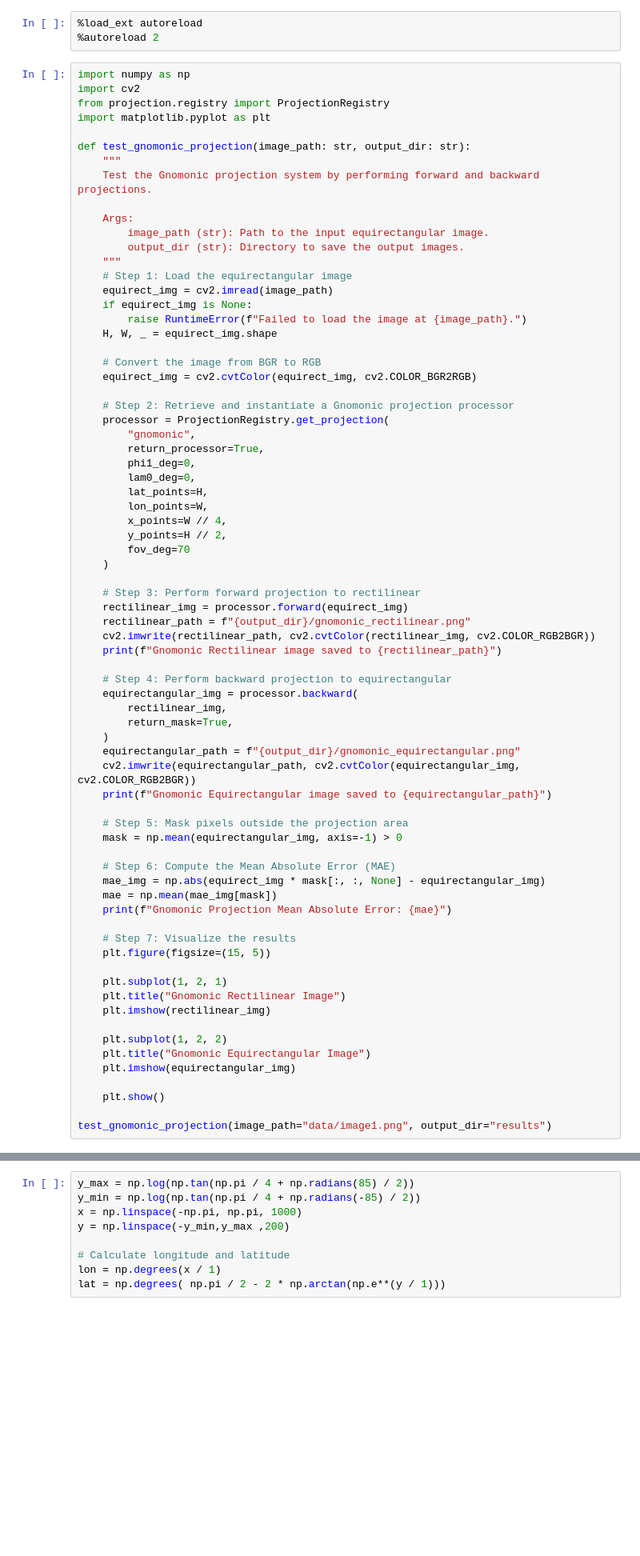
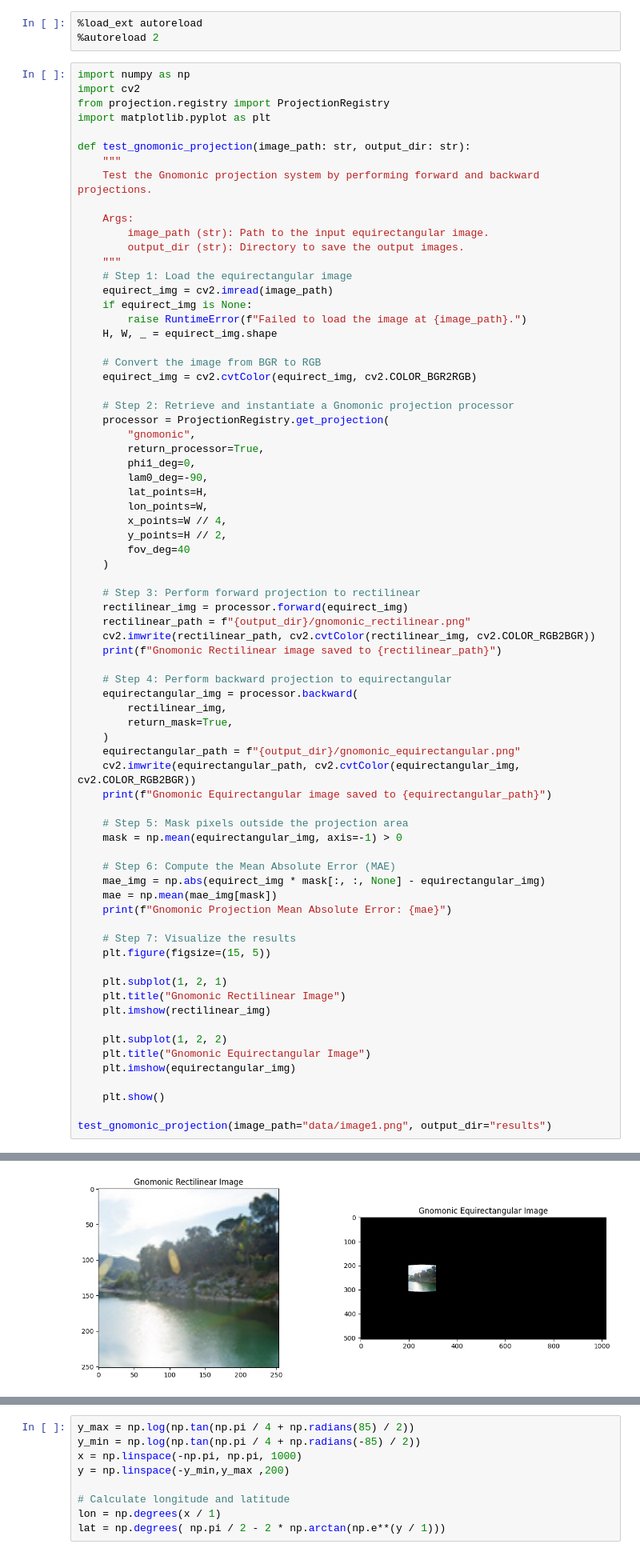
Before and after one commit to RobinsonGarcia/ProjectionRegistry, a Jupyter notebook: main.ipynb, the cells around one changed output, grey strips where cells are left out. Shown: that part at 80% size. Cells and saved outputs as stored; diff of their text form; blank space fills up the shorter version.

```diff
--- a/main.ipynb
+++ b/main.ipynb
@@ -44,12 +44,12 @@ def test_gnomonic_projection(image_path: str, output_dir: str):
         "gnomonic",
         return_processor=True,
         phi1_deg=0,
-        lam0_deg=0,
+        lam0_deg=-90,
         lat_points=H,
         lon_points=W,
         x_points=W // 4,
         y_points=H // 2,
-        fov_deg=70
+        fov_deg=40
     )
 
     # Step 3: Perform forward projection to rectilinear
@@ -105,3 +106,4 @@ ProcessingError: Unexpected error during forward projection: too many values to
+[figure, added]
 # %%
 import numpy as np
 import cv2
```
Also changed, not shown: parts of 1 cell of this notebook, 8 other files.
